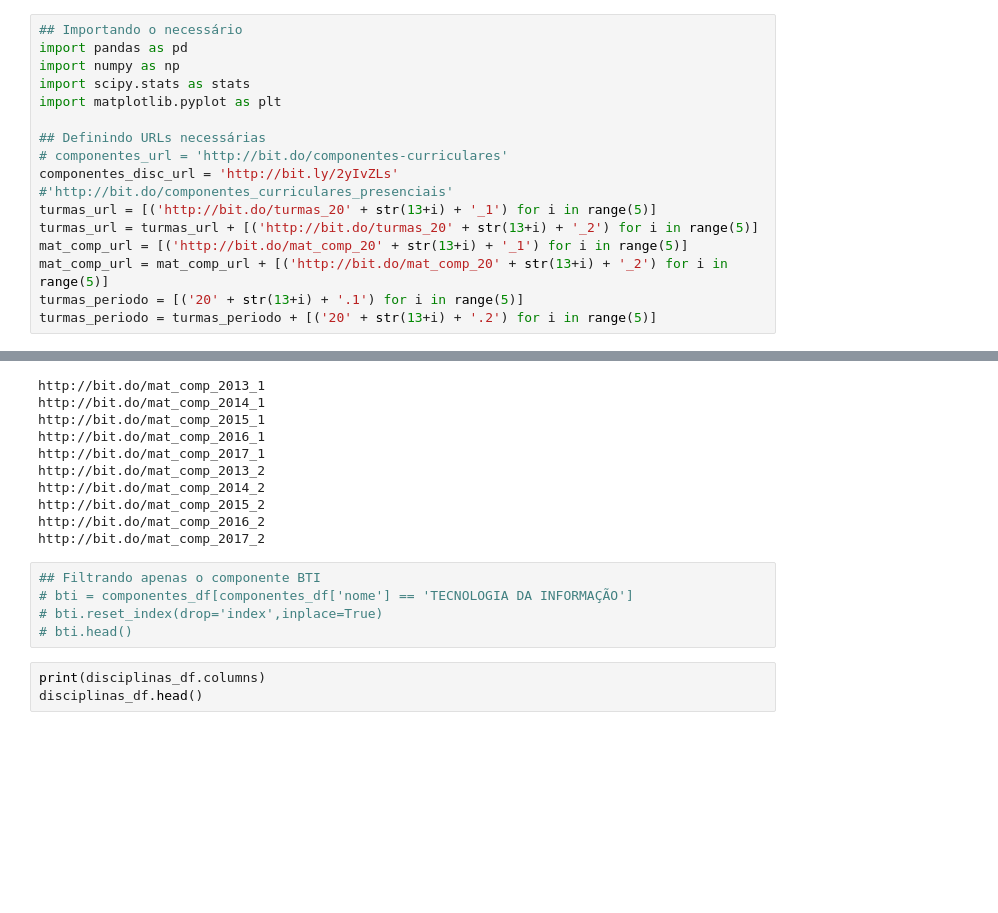
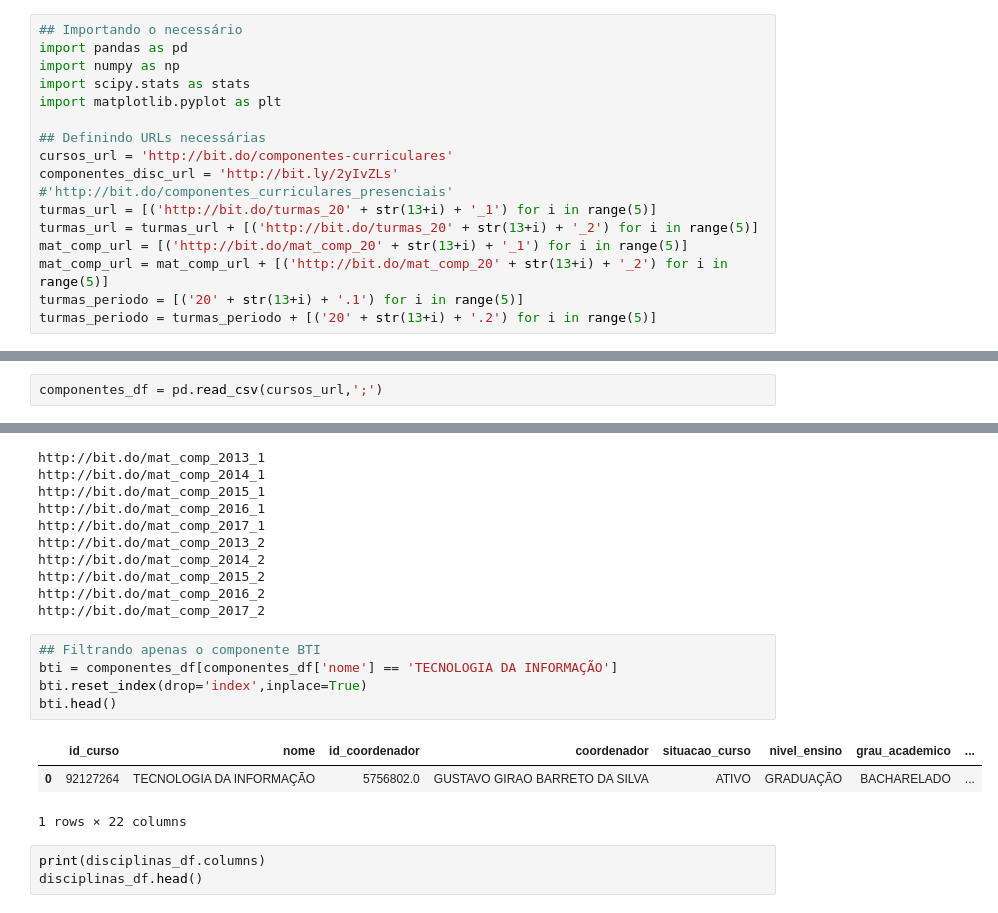
Before and after one commit to ailsonfds/IMD0033_Probabilidade, a Jupyter notebook: Atividades/Unidade 02/Trabalho_Unidade_2.ipynb, the cells around one changed output, grey strips where cells are left out. Saved outputs shown, nothing was run; the diff lists cells and outputs as text; blank space fills up the shorter version.

```diff
--- a/Atividades/Unidade 02/Trabalho_Unidade_2.ipynb
+++ b/Atividades/Unidade 02/Trabalho_Unidade_2.ipynb
@@ -9,7 +9,7 @@ import scipy.stats as stats
 import matplotlib.pyplot as plt
 
 ## Definindo URLs necessárias
-# componentes_url = 'http://bit.do/componentes-curriculares'
+cursos_url = 'http://bit.do/componentes-curriculares'
 componentes_disc_url = 'http://bit.ly/2yIvZLs' #'http://bit.do/componentes_curriculares_presenciais'
 turmas_url = [('http://bit.do/turmas_20' + str(13+i) + '_1') for i in range(5)]
 turmas_url = turmas_url + [('http://bit.do/turmas_20' + str(13+i) + '_2') for i in range(5)]
@@ -22,3 +20,5 @@ turmas_periodo = turmas_periodo + [('20' + str(13+i) + '.2') for i in range(5)]
+# %%
+componentes_df = pd.read_csv(cursos_url,';')
 # %%
 disciplinas_df = pd.read_csv(componentes_disc_url,';')
 # %%
@@ -57,9 +57,13 @@ http://bit.do/mat_comp_2016_2
 http://bit.do/mat_comp_2017_2
 # %%
 ## Filtrando apenas o componente BTI
-# bti = componentes_df[componentes_df['nome'] == 'TECNOLOGIA DA INFORMAÇÃO']
-# bti.reset_index(drop='index',inplace=True)
-# bti.head()
+bti = componentes_df[componentes_df['nome'] == 'TECNOLOGIA DA INFORMAÇÃO']
+bti.reset_index(drop='index',inplace=True)
+bti.head()
+# %% [output]
+|  | id_curso | nome | id_coordenador | coordenador | situacao_curso | nivel_ensino | grau_academico | ... |
+| 0 | 92127264 | TECNOLOGIA DA INFORMAÇÃO | 5756802.0 | GUSTAVO GIRAO BARRETO DA SILVA | ATIVO | GRADUAÇÃO | BACHARELADO | ... |
+1 rows × 22 columns
 # %%
 print(disciplinas_df.columns)
 disciplinas_df.head()
```
Also changed, not shown: parts of 8 cells of this notebook, 2 other files.
